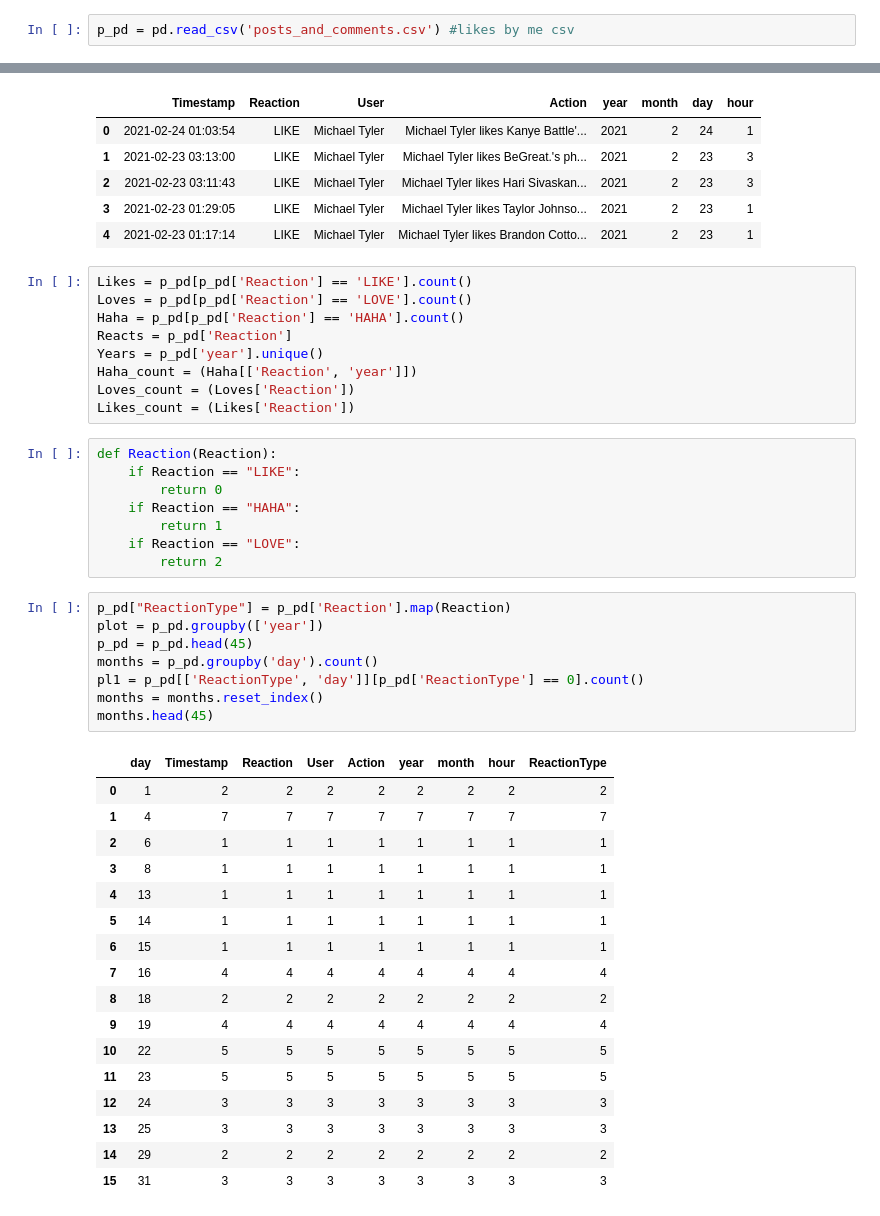
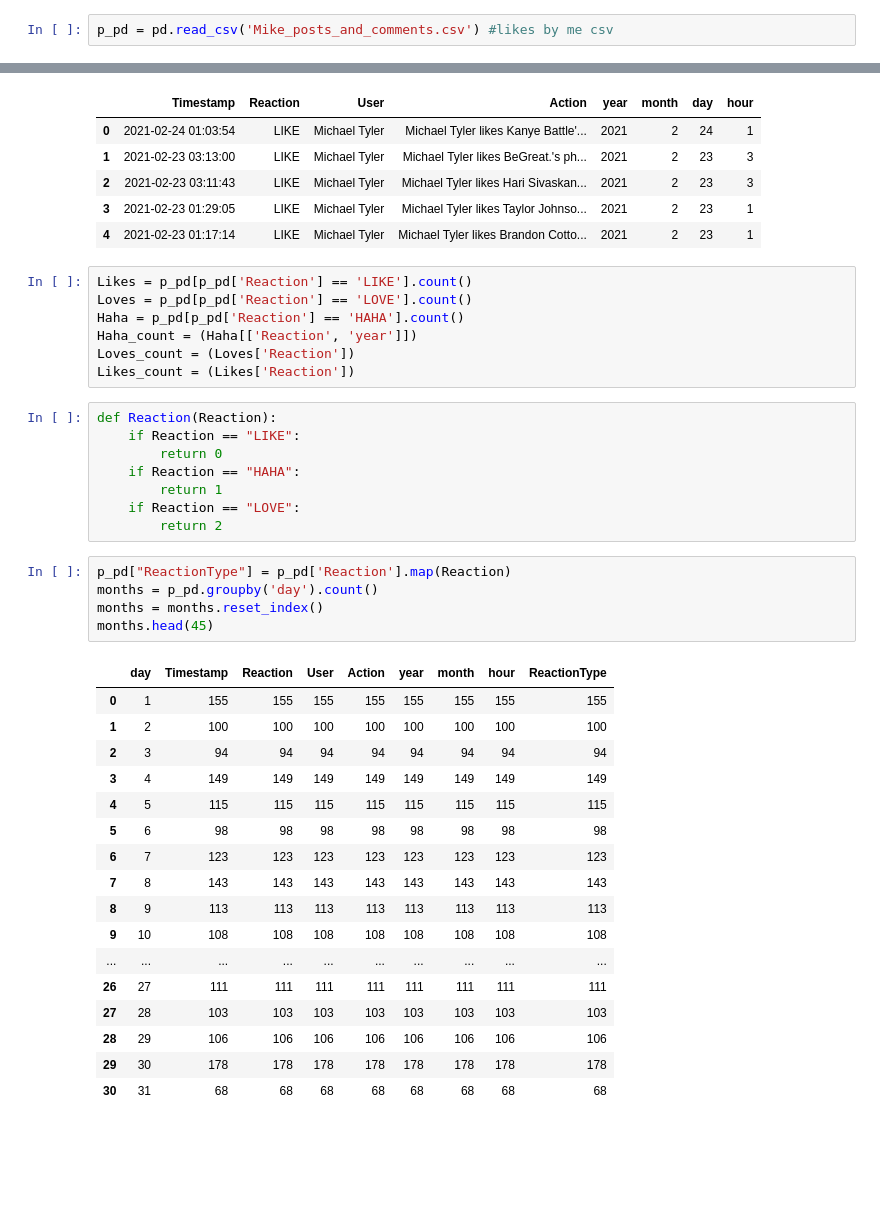
Before and after one commit to KyoldFusion/Facebook-Data, a Jupyter notebook: The Society/Sandbox/Mike/Post_and_comments.ipynb, the cells around one changed output, grey strips where cells are left out. Saved outputs shown, nothing was run; the diff lists cells and outputs as text; blank space fills up the shorter version.

```diff
--- a/The Society/Sandbox/Mike/Post_and_comments.ipynb
+++ b/The Society/Sandbox/Mike/Post_and_comments.ipynb
@@ -5,7 +5,7 @@ import pandas as pd
 import plotly as pt
 import numpy as np
 # %%
-p_pd = pd.read_csv('posts_and_comments.csv') #likes by me csv
+p_pd = pd.read_csv('Mike_posts_and_comments.csv') #likes by me csv
 # %%
 p_pd['Timestamp'] = pd.to_datetime(p_pd['Timestamp'],unit='s', yearfirst=True)
 # %%
@@ -36,8 +36,6 @@ p_pd.head()
 Likes = p_pd[p_pd['Reaction'] == 'LIKE'].count()
 Loves = p_pd[p_pd['Reaction'] == 'LOVE'].count()
 Haha = p_pd[p_pd['Reaction'] == 'HAHA'].count()
-Reacts = p_pd['Reaction']
-Years = p_pd['year'].unique()
 Haha_count = (Haha[['Reaction', 'year']])
 Loves_count = (Loves['Reaction'])
 Likes_count = (Likes['Reaction'])
@@ -51,30 +49,27 @@ def Reaction(Reaction):
         return 2
 # %%
 p_pd["ReactionType"] = p_pd['Reaction'].map(Reaction)
-plot = p_pd.groupby(['year'])
-p_pd = p_pd.head(45)
 months = p_pd.groupby('day').count()
-pl1 = p_pd[['ReactionType', 'day']][p_pd['ReactionType'] == 0].count()
 months = months.reset_index()
 months.head(45)
 # %% [output]
 |  | day | Timestamp | Reaction | User | Action | year | month | hour | ReactionType |
-| 0 | 1 | 2 | 2 | 2 | 2 | 2 | 2 | 2 | 2 |
-| 1 | 4 | 7 | 7 | 7 | 7 | 7 | 7 | 7 | 7 |
-| 2 | 6 | 1 | 1 | 1 | 1 | 1 | 1 | 1 | 1 |
-| 3 | 8 | 1 | 1 | 1 | 1 | 1 | 1 | 1 | 1 |
-| 4 | 13 | 1 | 1 | 1 | 1 | 1 | 1 | 1 | 1 |
-| 5 | 14 | 1 | 1 | 1 | 1 | 1 | 1 | 1 | 1 |
-| 6 | 15 | 1 | 1 | 1 | 1 | 1 | 1 | 1 | 1 |
-| 7 | 16 | 4 | 4 | 4 | 4 | 4 | 4 | 4 | 4 |
-| 8 | 18 | 2 | 2 | 2 | 2 | 2 | 2 | 2 | 2 |
-| 9 | 19 | 4 | 4 | 4 | 4 | 4 | 4 | 4 | 4 |
-| 10 | 22 | 5 | 5 | 5 | 5 | 5 | 5 | 5 | 5 |
-| 11 | 23 | 5 | 5 | 5 | 5 | 5 | 5 | 5 | 5 |
-| 12 | 24 | 3 | 3 | 3 | 3 | 3 | 3 | 3 | 3 |
-| 13 | 25 | 3 | 3 | 3 | 3 | 3 | 3 | 3 | 3 |
-| 14 | 29 | 2 | 2 | 2 | 2 | 2 | 2 | 2 | 2 |
-| 15 | 31 | 3 | 3 | 3 | 3 | 3 | 3 | 3 | 3 |
+| 0 | 1 | 155 | 155 | 155 | 155 | 155 | 155 | 155 | 155 |
+| 1 | 2 | 100 | 100 | 100 | 100 | 100 | 100 | 100 | 100 |
+| 2 | 3 | 94 | 94 | 94 | 94 | 94 | 94 | 94 | 94 |
+| 3 | 4 | 149 | 149 | 149 | 149 | 149 | 149 | 149 | 149 |
+| 4 | 5 | 115 | 115 | 115 | 115 | 115 | 115 | 115 | 115 |
+| 5 | 6 | 98 | 98 | 98 | 98 | 98 | 98 | 98 | 98 |
+| 6 | 7 | 123 | 123 | 123 | 123 | 123 | 123 | 123 | 123 |
+| 7 | 8 | 143 | 143 | 143 | 143 | 143 | 143 | 143 | 143 |
+| 8 | 9 | 113 | 113 | 113 | 113 | 113 | 113 | 113 | 113 |
+| 9 | 10 | 108 | 108 | 108 | 108 | 108 | 108 | 108 | 108 |
+| ... | ... | ... | ... | ... | ... | ... | ... | ... | ... |
+| 26 | 27 | 111 | 111 | 111 | 111 | 111 | 111 | 111 | 111 |
+| 27 | 28 | 103 | 103 | 103 | 103 | 103 | 103 | 103 | 103 |
+| 28 | 29 | 106 | 106 | 106 | 106 | 106 | 106 | 106 | 106 |
+| 29 | 30 | 178 | 178 | 178 | 178 | 178 | 178 | 178 | 178 |
+| 30 | 31 | 68 | 68 | 68 | 68 | 68 | 68 | 68 | 68 |
 # %%
 p_pd.head()
 #must group by day/hour/month/year i.e
```
Also changed, not shown: parts of 7 cells of this notebook, 2 other files.
